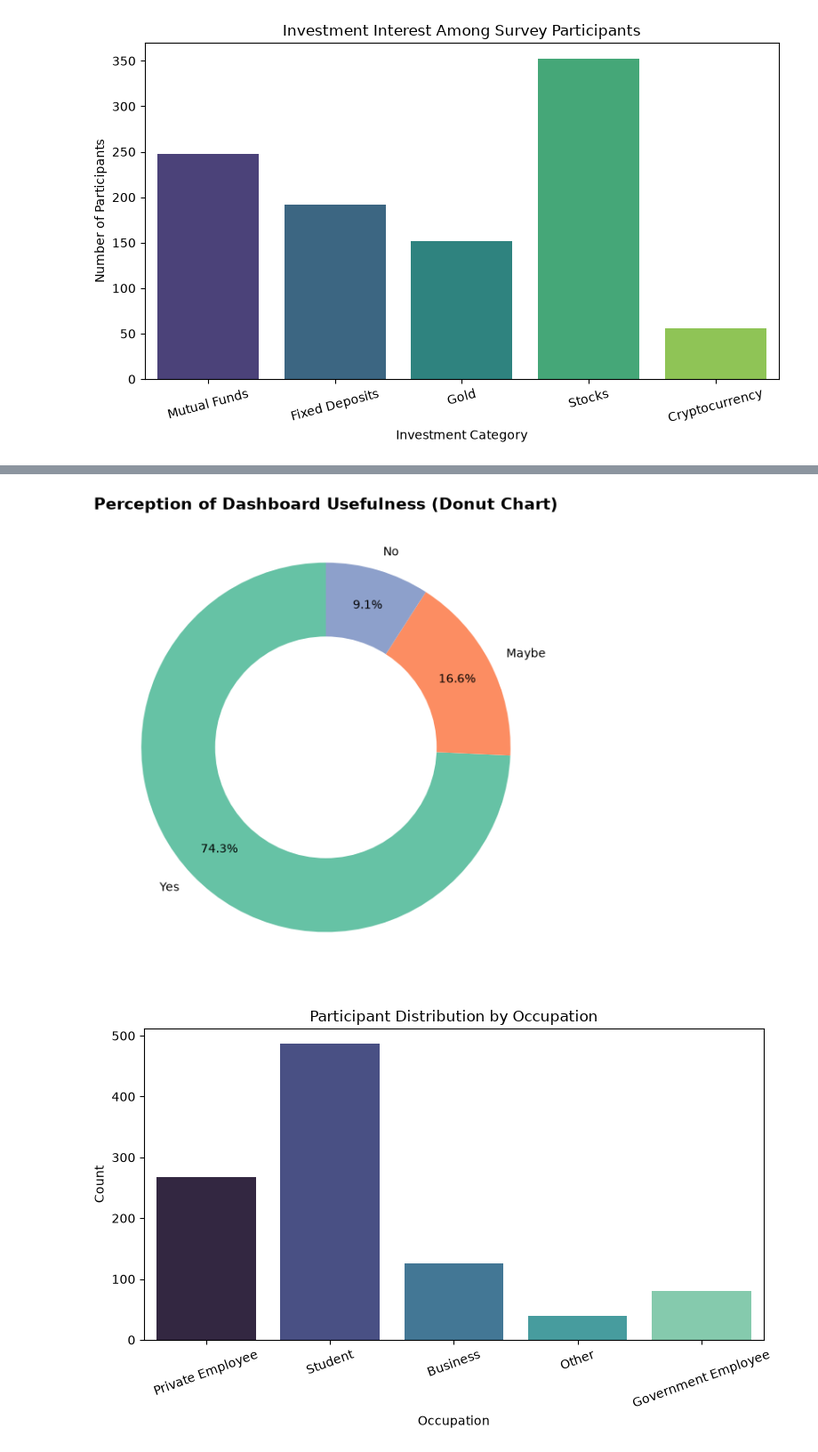
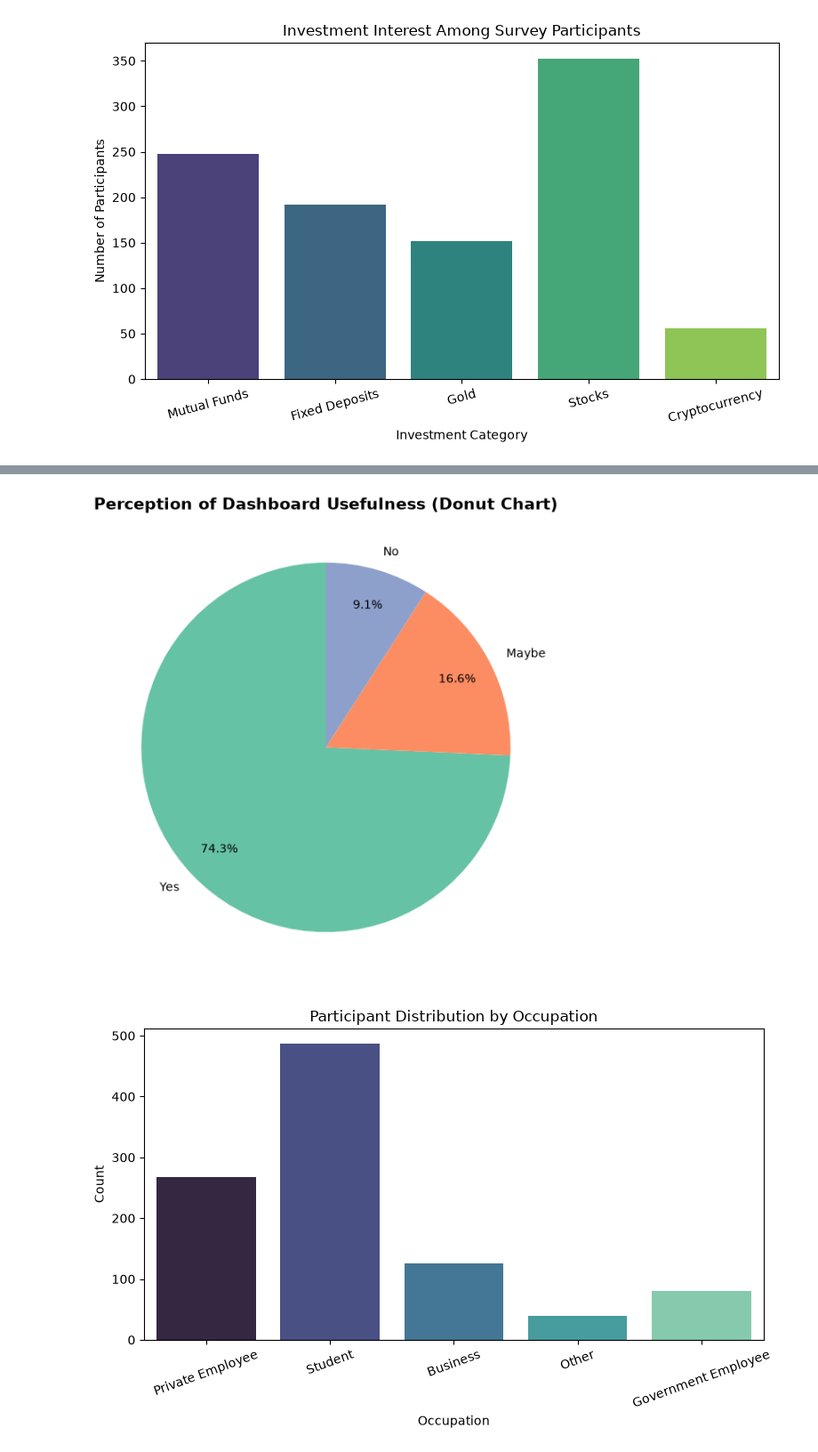
Before and after one commit to 5919206-aiml/FIELD-PROJECT, a Jupyter notebook: notebooks/analysis1.ipynb, the cells around one changed output, grey strips where cells are left out. Shown at 89% size. Saved outputs shown, nothing was run; the diff lists cells and outputs as text; code cells hidden in the pictures.

```diff
--- a/notebooks/analysis1.ipynb
+++ b/notebooks/analysis1.ipynb
@@ -204,28 +201,26 @@ plt.show()
 # %%
 col_dash = 'Dashboard_Useful' if 'Dashboard_Useful' in df.columns else 'Dashboard Useful'
 dash_counts = df[col_dash].value_counts()
 
 plt.figure(figsize=(6, 6))
 plt.pie(
     dash_counts,
     labels=dash_counts.index,
     autopct='%1.1f%%',
     startangle=90,
     pctdistance=0.8,
     colors=sns.color_palette('Set2')
 )
 
 # Draw a circle in the middle to create the donut effect
-centre_circle = plt.Circle((0, 0), 0.60, fc='white')
-fig = plt.gcf()
-fig.gca().add_artist(centre_circle)
+
 
 plt.title('Perception of Dashboard Usefulness (Donut Chart)', fontsize=14, fontweight='bold')
 plt.tight_layout()
 plt.savefig('../charts/dashboard_donut_chart.png', dpi=300)
 plt.show()
 # %% [output]
-[figure, old version]
+[figure, new version]
 # %%
 plt.figure(figsize=(8, 5))
 sns.countplot(
```
Also changed, not shown: parts of 1 cell of this notebook, 2 other files.
